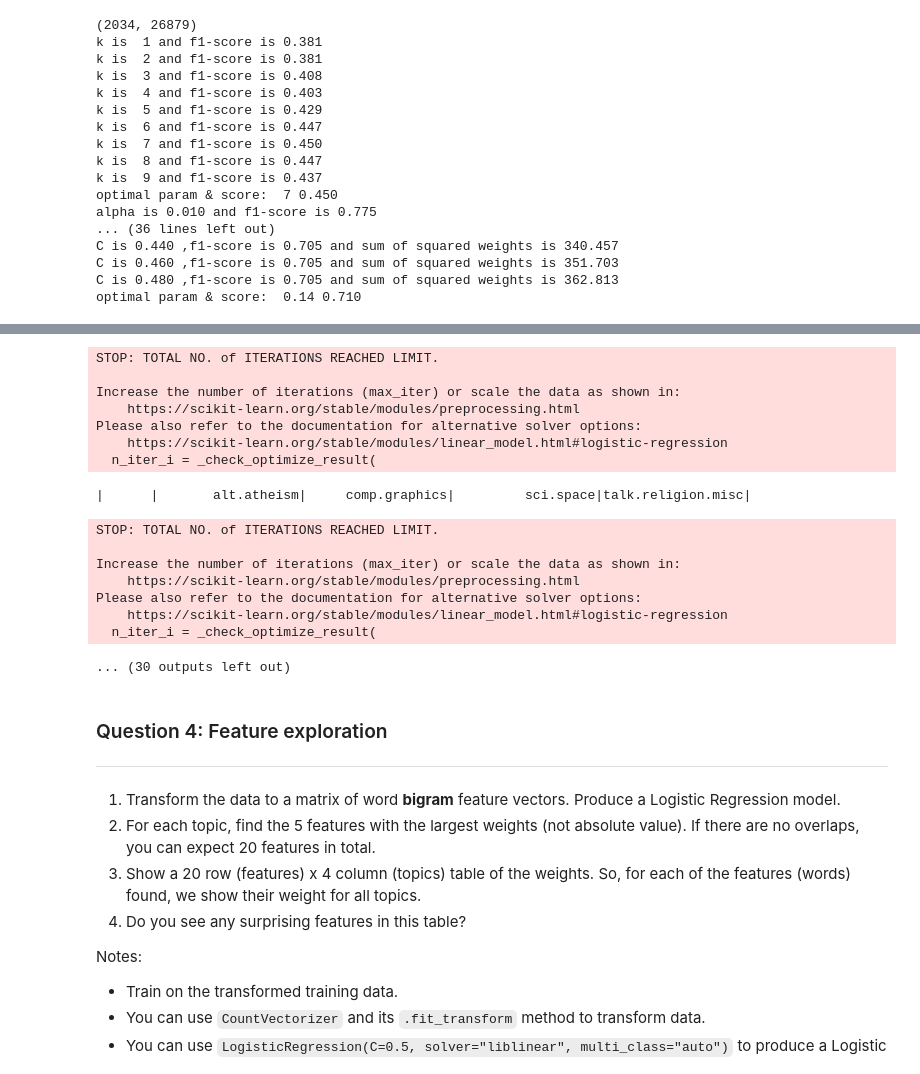
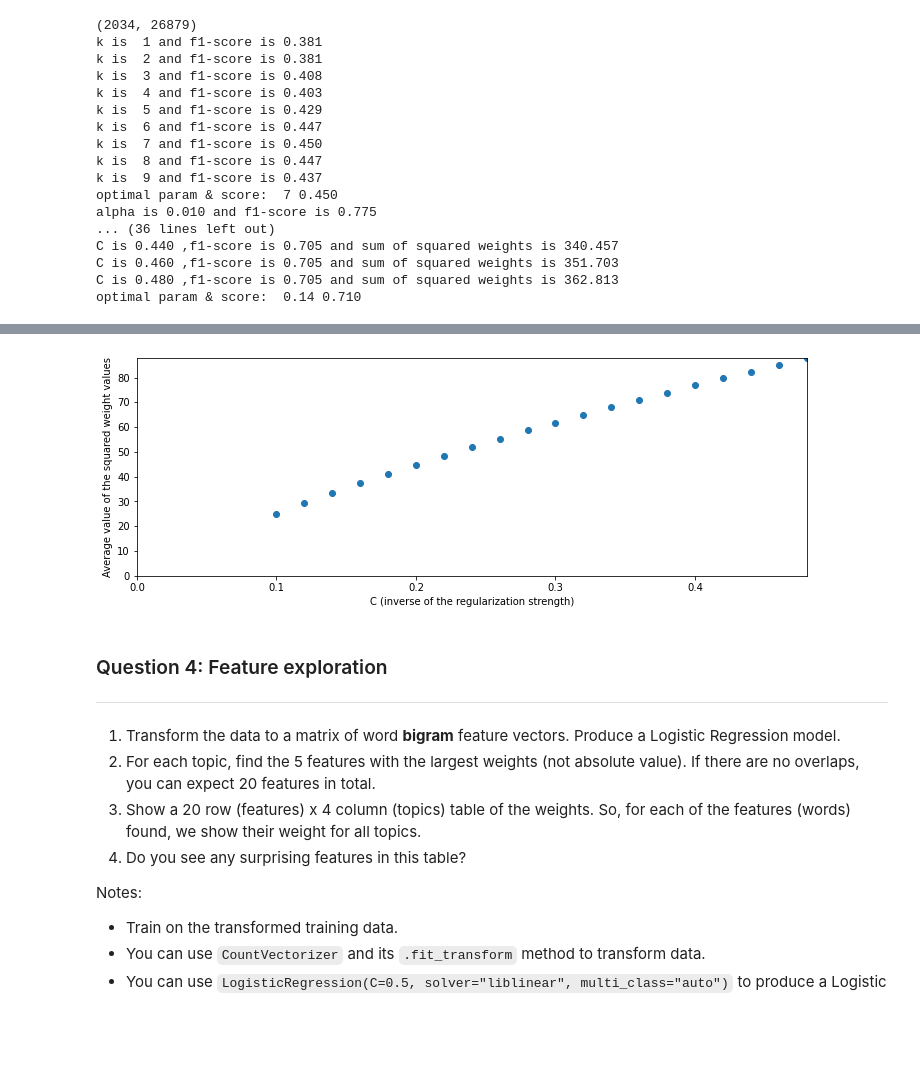
Before and after one commit to jagannathanl/jagan-lak-w207, a Jupyter notebook: jagannathan_lakshmipathy_project3.ipynb, the cells around one changed output, grey strips where cells are left out. Drawn from its saved outputs; the diff is of its cells as text; code cells hidden in the pictures; blank space fills up the shorter version.

```diff
--- a/jagannathan_lakshmipathy_project3.ipynb
+++ b/jagannathan_lakshmipathy_project3.ipynb
@@ -353,51 +353,30 @@ C is 0.460 ,f1-score is 0.705 and sum of squared weights is 351.703
 C is 0.480 ,f1-score is 0.705 and sum of squared weights is 362.813
 optimal param & score:  0.14 0.710
 # %%
-inv_regul_str = np.concatenate([np.arange(0.1,0.5,0.02)])
+def squared_sum_mean_plot():
+    inv_regul_str = np.concatenate([np.arange(0.1,0.5,0.02)])
 
-vectorizer = CountVectorizer()
+    vectorizer = CountVectorizer()
 
-print('Hello')
+    feature_vectors_train = vectorizer.fit_transform(train_data)
+    squared_sum = np.zeros(4*inv_regul_str.shape[0]).reshape(inv_regul_str.shape[0],4)
 
-feature_vectors_train = vectorizer.fit_transform(train_data)
-squared_sum = np.zeros(4*inv_regul_str.shape[0]).reshape(inv_regul_str.shape[0],4)
+    for i,c in enumerate(inv_regul_str):
+        Logit_model = LogisticRegression(penalty='l2', C=c, solver="liblinear", multi_class="auto")
+        Logit_model.fit(feature_vectors_train, train_labels)
+        squared_sum[i,:] = np.square(Logit_model.coef_).sum(axis=1)
+        squared_sum_short = squared_sum[4::5,:]
+        inv_regul_str_short = inv_regul_str[4::5]
+        classes = [c.rjust(18) for c in newsgroups_train.target_names]
 
-for i,c in enumerate(inv_regul_str):
+    table = []
+    squared_sum_mean = squared_sum[:,1:].mean(axis=1)
+    plt.figure(figsize=(12, 4))
+    plt.scatter(inv_regul_str, squared_sum_mean)
+    plt.xlabel("C (inverse of the regularization strength)")
+    plt.ylabel("Average value of the squared weight values")
+    plt.ylim([0, squared_sum_mean.max()])
+    plt.xlim([0, inv_regul_str.max()])
 
-    Logit_model = LogisticRegression(penalty='l2', C=c)
-    Logit_model.fit(feature_vectors_train, train_labels)
-    squared_sum[i,:] = np.square(Logit_model.coef_).sum(axis=1)
-    squared_sum_short = squared_sum[4::5,:]
-    inv_regul_str_short = inv_regul_str[4::5]
-    classes = [c.rjust(18) for c in newsgroups_train.target_names]
-    print("\n|      |{}|{}|{}|{}|".format(*classes))
-table = []
-print(squared_sum_short.shape, inv_regul_str_short.shape)
-for i in range(10):
-    #table.append([inv_regul_str_short[i], squared_sum_short[i,0], squared_sum_short [i,1],
-                  #squared_sum_short [i,2], squared_sum_short [i,3]])
-        pass
-for i in table:
-    print ("|{:6.2f}|{:18.4f}|{:18.4f}|{:18.4f}|{:18.4f}|".format(*i))
-    "\n",
-    "    # Another way of plotting the table, using matplotlib\n",
-    "    # plt.figure(figsize=(10, 10))\n",
-    "    # ax = plt.gca()\n",
-    "    # ax.axes.get_xaxis().set_visible(False)\n",
-    "    # ax.axes.get_yaxis().set_visible(False)\n",
-    "    # ax.axis('off')\n",
-    "    # table2 = plt.table(cellText=np.around(squared_sum_short, decimals=4),\n",
-    "    #                    rowLabels=inv_regul_str_short,\n",
-    "    #                    colLabels=newsgroups_train.target_names, loc='center')\n",
-    "    # plt.show()\n",
-    "\n",
-    "    # Since the sum of the squared weight values is quite similar for each class, let's\n",
-    "        # compare its average value (considering the 4 classes) to C, for each value of C\n",
-squared_sum_mean = squared_sum[:,1:].mean(axis=1)
-plt.figure(figsize=(12, 4))
-plt.scatter(inv_regul_str, squared_sum_mean)
-plt.xlabel("C (inverse of the regularization strength)")
-plt.ylabel("Average value of the squared weight values")
-plt.ylim([0, squared_sum_mean.max()])
-plt.xlim([0, inv_regul_str.max()])
+squared_sum_mean_plot()
 # %% [output]
@@ -437,19 +383,4 @@ Please also refer to the documentation for alternative solver options:
-STOP: TOTAL NO. of ITERATIONS REACHED LIMIT.
-
-Increase the number of iterations (max_iter) or scale the data as shown in:
-    https://scikit-learn.org/stable/modules/preprocessing.html
-Please also refer to the documentation for alternative solver options:
-    https://scikit-learn.org/stable/modules/linear_model.html#logistic-regression
-  n_iter_i = _check_optimize_result(
-|      |       alt.atheism|     comp.graphics|         sci.space|talk.religion.misc|
-STOP: TOTAL NO. of ITERATIONS REACHED LIMIT.
-
-Increase the number of iterations (max_iter) or scale the data as shown in:
-    https://scikit-learn.org/stable/modules/preprocessing.html
-Please also refer to the documentation for alternative solver options:
-    https://scikit-learn.org/stable/modules/linear_model.html#logistic-regression
-  n_iter_i = _check_optimize_result(
-... (30 outputs left out)
+[figure, added]
 # %% [markdown]
 ### Question 4: Feature exploration
 ---
```
Also changed, not shown: parts of 20 cells of this notebook.
